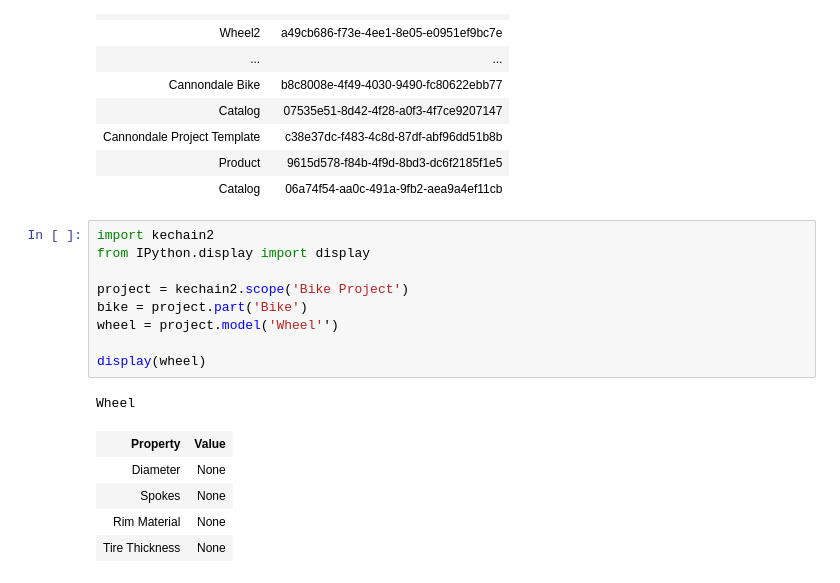
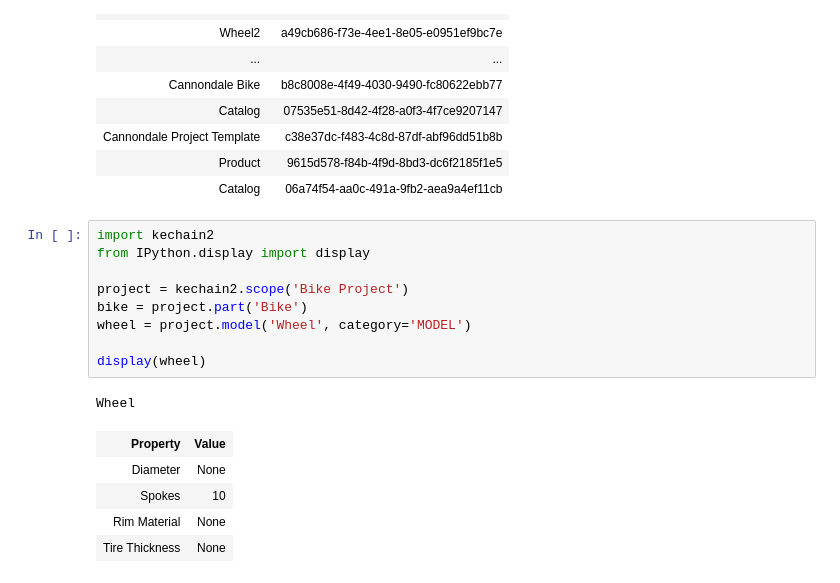
Before and after one commit to KE-works/pykechain, a Jupyter notebook: example2.ipynb, the cells around one changed output. Cells and saved outputs as stored; diff of their text form.

```diff
--- a/example2.ipynb
+++ b/example2.ipynb
@@ -85,16 +92,16 @@ kechain2.parts()
 # %%
 import kechain2
 from IPython.display import display
 
 project = kechain2.scope('Bike Project')
 bike = project.part('Bike')
-wheel = project.model('Wheel'')
+wheel = project.model('Wheel', category='MODEL')
 
 display(wheel)
 # %% [output]
 Wheel
 | Property | Value |
 | Diameter | None |
-| Spokes | None |
+| Spokes | 10 |
 | Rim Material | None |
 | Tire Thickness | None |
```
Also changed, not shown: parts of 2 cells of this notebook, 3 other files.
